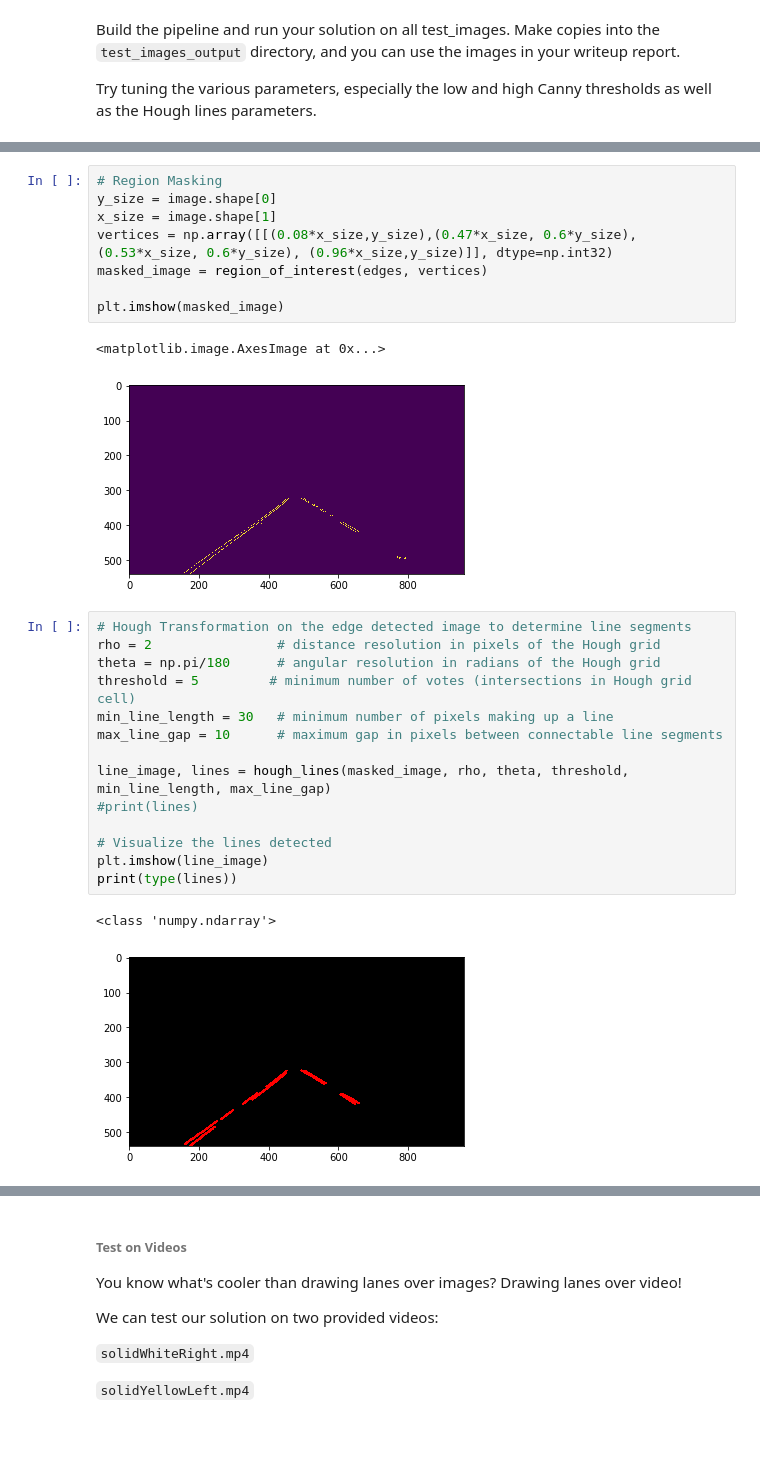
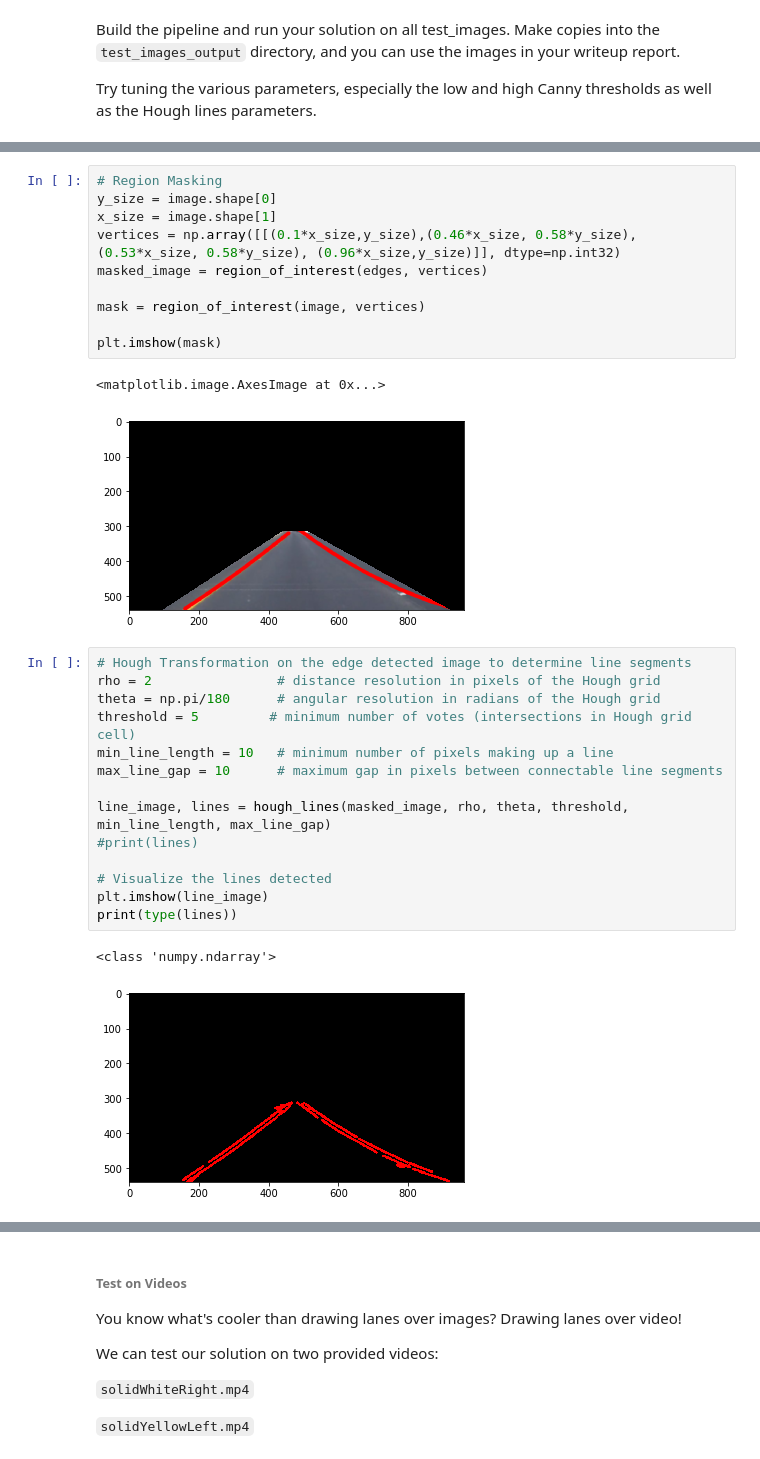
Before and after one commit to jordancharest/Finding-Lane-Lines, a Jupyter notebook: finding_lane_lines.ipynb, the cells around one changed output, grey strips where cells are left out. Drawn from its saved outputs; the diff is of its cells as text.

```diff
--- a/finding_lane_lines.ipynb
+++ b/finding_lane_lines.ipynb
@@ -335,20 +321,22 @@ plt.imshow(edges)
 # %%
 # Region Masking
 y_size = image.shape[0]
 x_size = image.shape[1]
-vertices = np.array([[(0.08*x_size,y_size),(0.47*x_size, 0.6*y_size), (0.53*x_size, 0.6*y_size), (0.96*x_size,y_size)]], dtype=np.int32)
+vertices = np.array([[(0.1*x_size,y_size),(0.46*x_size, 0.58*y_size), (0.53*x_size, 0.58*y_size), (0.96*x_size,y_size)]], dtype=np.int32)
 masked_image = region_of_interest(edges, vertices)
 
-plt.imshow(masked_image)
+mask = region_of_interest(image, vertices)
+
+plt.imshow(mask)
 # %% [output]
 <matplotlib.image.AxesImage at 0x...>
-[figure, old version]
+[figure, new version]
 # %%
 # Hough Transformation on the edge detected image to determine line segments
 rho = 2                # distance resolution in pixels of the Hough grid
 theta = np.pi/180      # angular resolution in radians of the Hough grid
 threshold = 5         # minimum number of votes (intersections in Hough grid cell)
-min_line_length = 30   # minimum number of pixels making up a line
+min_line_length = 10   # minimum number of pixels making up a line
 max_line_gap = 10      # maximum gap in pixels between connectable line segments
 
 line_image, lines = hough_lines(masked_image, rho, theta, threshold, min_line_length, max_line_gap)
@@ -359,7 +347,7 @@ plt.imshow(line_image)
 print(type(lines))
 # %% [output]
 <class 'numpy.ndarray'>
-[figure, old version]
+[figure, new version]
 # %%
 # Draw Lines on the original image
 detected_lanes = cv2.addWeighted(image, 0.8, line_image, 1, 0)
```
Also changed, not shown: parts of 8 cells of this notebook.
